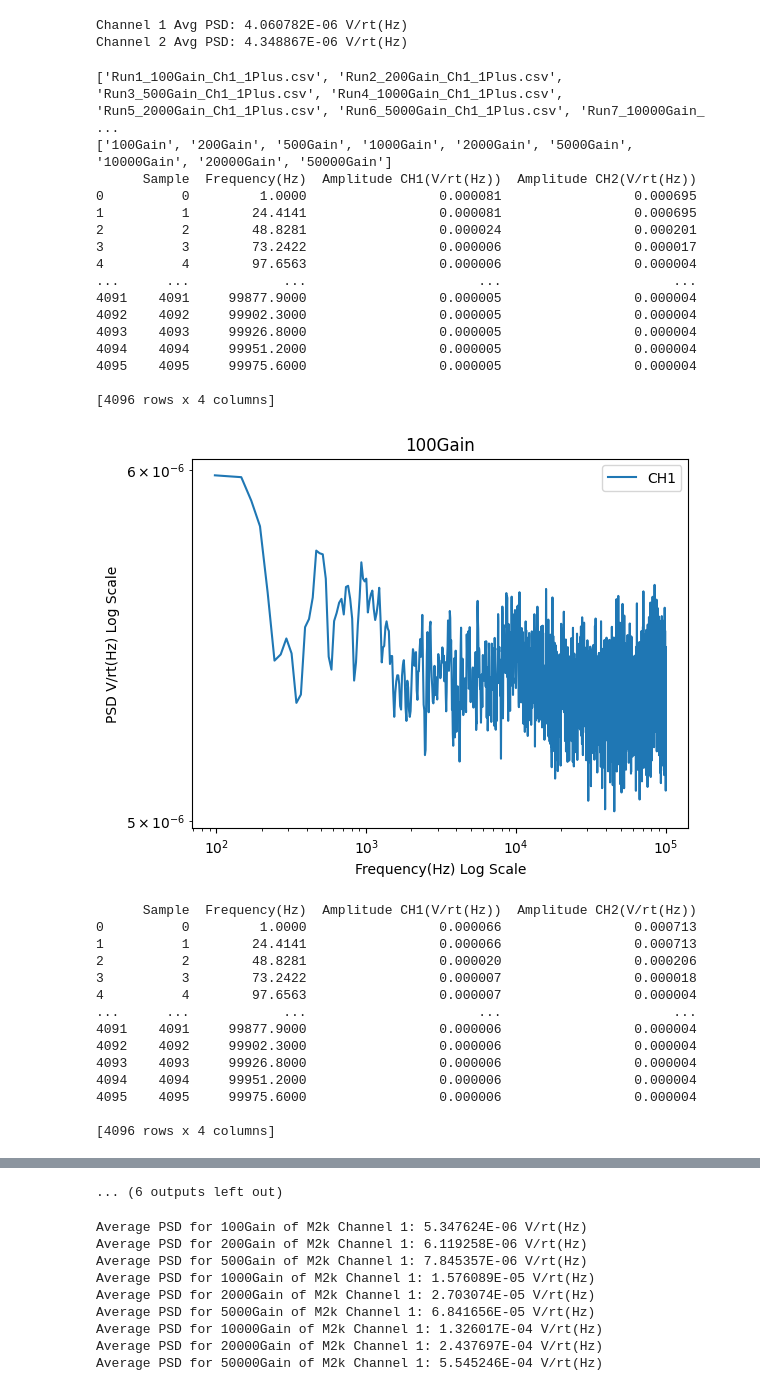
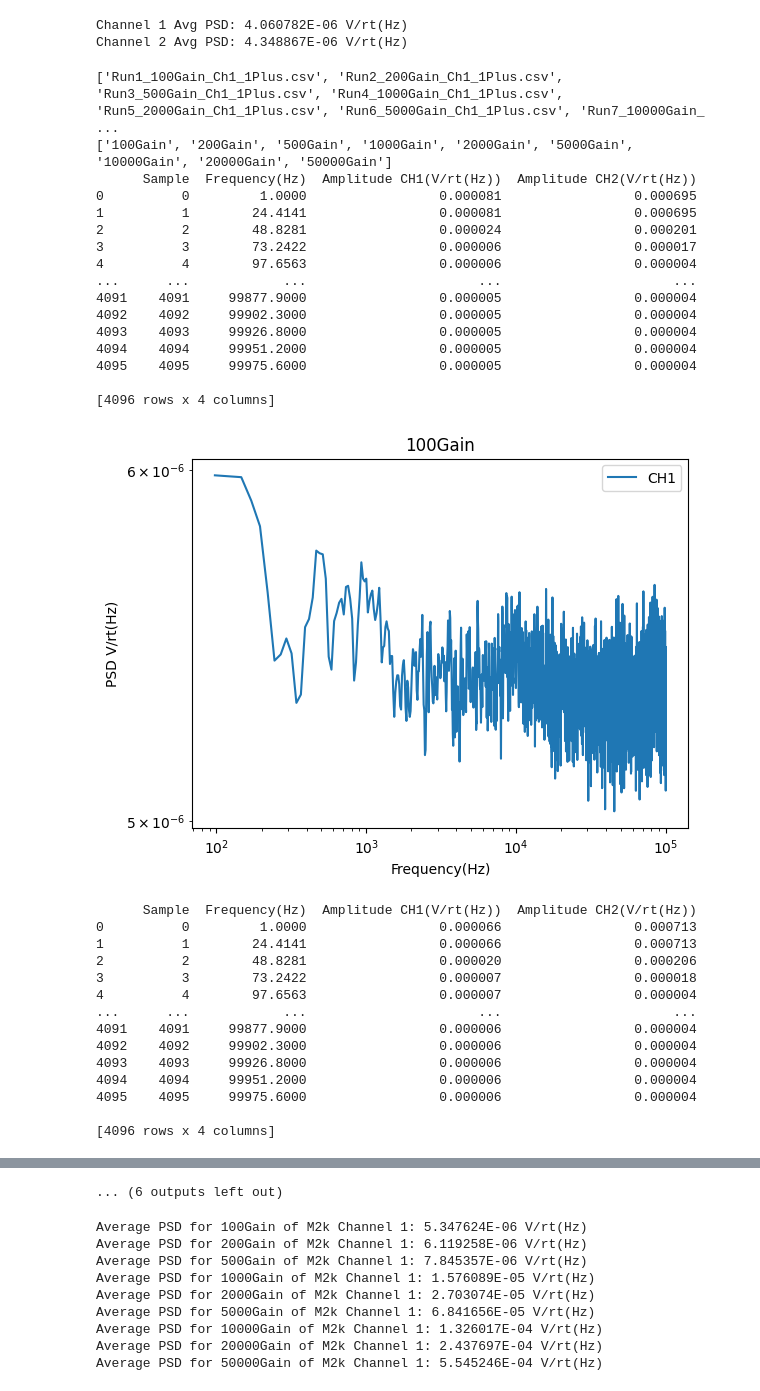
Before and after one commit to MazinDan/Analog_Lab_B, a Jupyter notebook: Lab_4_Report/Analog_Lab4.ipynb, the cells around one changed output, grey strips where cells are left out. Saved outputs shown, nothing was run; the diff lists cells and outputs as text; code cells hidden in the pictures.

```diff
--- a/Lab_4_Report/Analog_Lab4.ipynb
+++ b/Lab_4_Report/Analog_Lab4.ipynb
@@ -214,36 +214,36 @@ print(titles)
 i = 0
 
 # Plot frame data: NOTE: Channel 1 is included in the frames(?)
 for frame in m2k_gain_frames:
     plt.figure()
     plt.xscale('log')
     plt.yscale('log')
     plt.title(titles[i])
     i += 1
-    plt.ylabel('PSD V/rt(Hz) Log Scale')
-    plt.xlabel('Frequency(Hz) Log Scale')
+    plt.ylabel('PSD V/rt(Hz)')
+    plt.xlabel('Frequency(Hz)')
     plt.plot(frame['Frequency(Hz)'][4:], frame['Amplitude CH1(V/rt(Hz))'][4:], label='CH1')
     plt.legend()
     print(frame)
     plt.show()
 # %% [output]
 ['Run1_100Gain_Ch1_1Plus.csv', 'Run2_200Gain_Ch1_1Plus.csv', 'Run3_500Gain_Ch1_1Plus.csv', 'Run4_1000Gain_Ch1_1Plus.csv', 'Run5_2000Gain_Ch1_1Plus.csv', 'Run6_5000Gain_Ch1_1Plus.csv', 'Run7_10000Gain_ ...
 ['100Gain', '200Gain', '500Gain', '1000Gain', '2000Gain', '5000Gain', '10000Gain', '20000Gain', '50000Gain']
       Sample  Frequency(Hz)  Amplitude CH1(V/rt(Hz))  Amplitude CH2(V/rt(Hz))
 0          0         1.0000                 0.000081                 0.000695
 1          1        24.4141                 0.000081                 0.000695
 2          2        48.8281                 0.000024                 0.000201
 3          3        73.2422                 0.000006                 0.000017
 4          4        97.6563                 0.000006                 0.000004
 ...      ...            ...                      ...                      ...
 4091    4091     99877.9000                 0.000005                 0.000004
 4092    4092     99902.3000                 0.000005                 0.000004
 4093    4093     99926.8000                 0.000005                 0.000004
 4094    4094     99951.2000                 0.000005                 0.000004
 4095    4095     99975.6000                 0.000005                 0.000004
 
 [4096 rows x 4 columns]
-[figure, old version]
+[figure, new version]
       Sample  Frequency(Hz)  Amplitude CH1(V/rt(Hz))  Amplitude CH2(V/rt(Hz))
 0          0         1.0000                 0.000066                 0.000713
 1          1        24.4141                 0.000066                 0.000713
```
Also changed, not shown: parts of 8 cells of this notebook.
